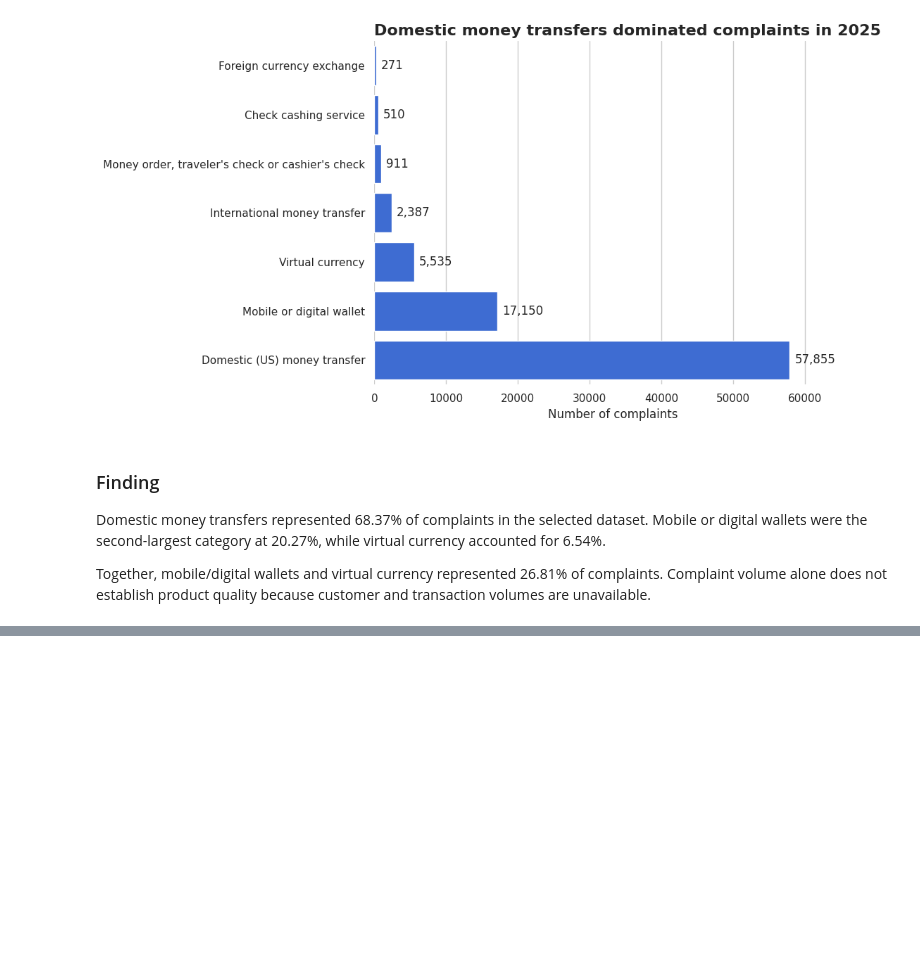
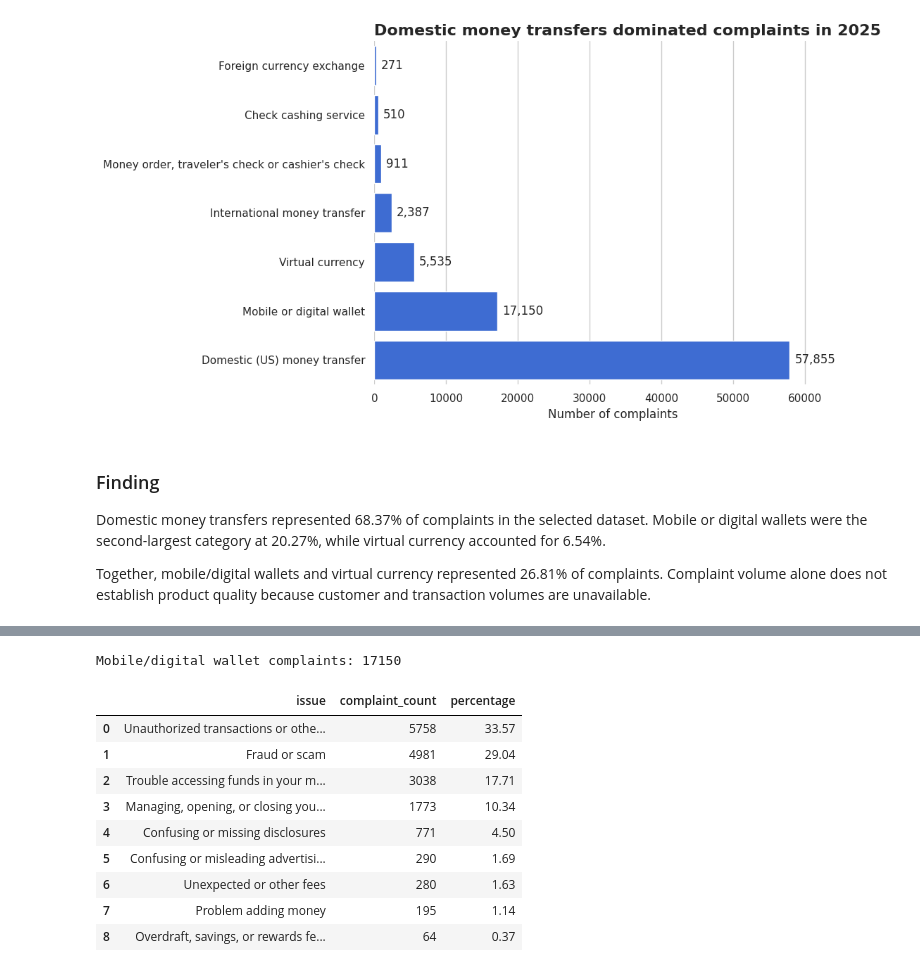
Before and after one commit to johnxavier10k/fintech-complaints-product-analysis, a Jupyter notebook: notebooks/01_data_validation.ipynb, the cells around one changed output, grey strips where cells are left out. Saved outputs shown, nothing was run; the diff lists cells and outputs as text; code cells hidden in the pictures; blank space fills up the shorter version.

Commit message:
Add mobile wallet issue analysis

```diff
--- a/notebooks/01_data_validation.ipynb
+++ b/notebooks/01_data_validation.ipynb
@@ -358,0 +363,33 @@ Together, mobile/digital wallets and virtual currency represented 26.81% of comp
+# %%
+wallet_df = df_clean[
+    df_clean["sub_product"] == "Mobile or digital wallet"
+].copy()
+
+wallet_issue_summary = (
+    wallet_df.groupby("issue")
+    .agg(complaint_count=("complaint_id", "count"))
+    .sort_values("complaint_count", ascending=False)
+    .reset_index()
+)
+
+wallet_issue_summary["percentage"] = (
+    wallet_issue_summary["complaint_count"]
+    / len(wallet_df)
+    * 100
+).round(2)
+
+print("Mobile/digital wallet complaints:", len(wallet_df))
+
+wallet_issue_summary
+# %% [output]
+Mobile/digital wallet complaints: 17150
+|  | issue | complaint_count | percentage |
+| 0 | Unauthorized transactions or othe... | 5758 | 33.57 |
+| 1 | Fraud or scam | 4981 | 29.04 |
+| 2 | Trouble accessing funds in your m... | 3038 | 17.71 |
+| 3 | Managing, opening, or closing you... | 1773 | 10.34 |
+| 4 | Confusing or missing disclosures | 771 | 4.50 |
+| 5 | Confusing or misleading advertisi... | 290 | 1.69 |
+| 6 | Unexpected or other fees | 280 | 1.63 |
+| 7 | Problem adding money | 195 | 1.14 |
+| 8 | Overdraft, savings, or rewards fe... | 64 | 0.37 |
```
Also changed, not shown: parts of 2 cells of this notebook.
